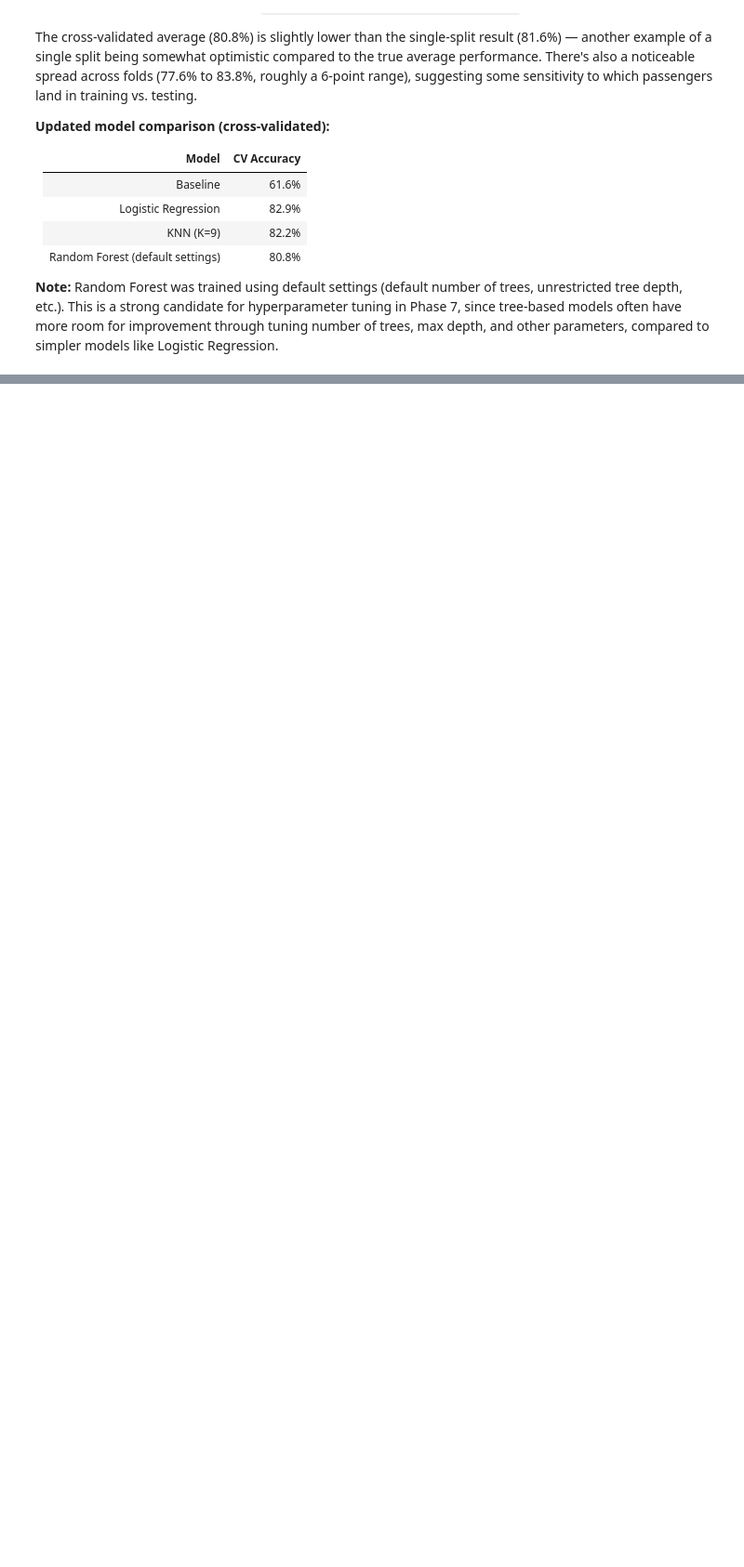
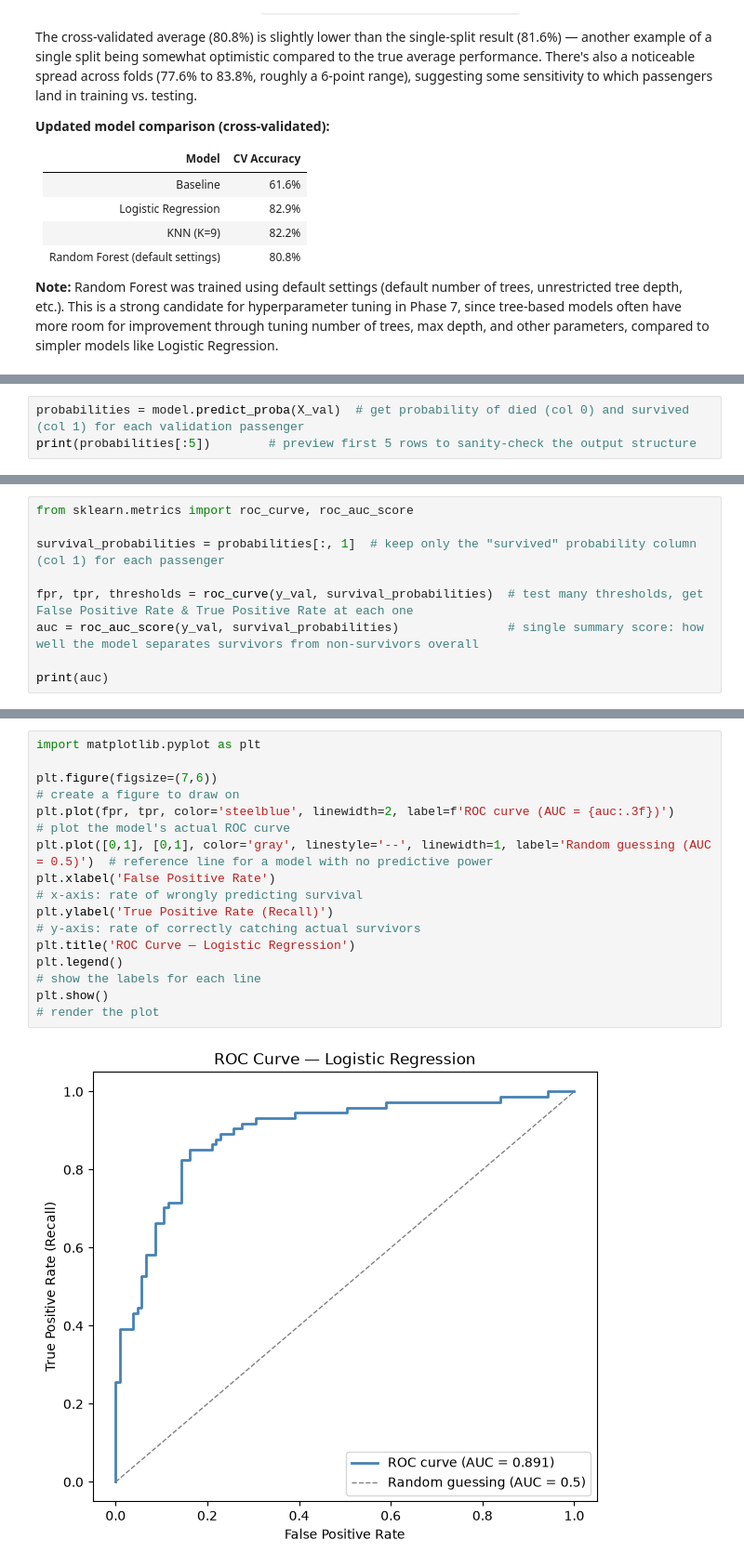
Before and after one commit to dimkon02/Titanic-ML-project, a Jupyter notebook: notebooks/02_modeling.ipynb, the cells around one changed output, grey strips where cells are left out. Shown at 93% size. Cells and saved outputs as stored; diff of their text form; blank space fills up the shorter version.

Commit message:
Completed Phase 6: confusion matrix, precision/recall/f1, ROC/AUC, feature importance

```diff
--- a/notebooks/02_modeling.ipynb
+++ b/notebooks/02_modeling.ipynb
@@ -259,0 +406,3 @@ The cross-validated average (80.8%) is slightly lower than the single-split resu
+# %%
+probabilities = model.predict_proba(X_val)  # get probability of died (col 0) and survived (col 1) for each validation passenger
+print(probabilities[:5])        # preview first 5 rows to sanity-check the output structure
@@ -259,0 +415,9 @@ The cross-validated average (80.8%) is slightly lower than the single-split resu
+# %%
+from sklearn.metrics import roc_curve, roc_auc_score
+
+survival_probabilities = probabilities[:, 1]  # keep only the "survived" probability column (col 1) for each passenger
+
+fpr, tpr, thresholds = roc_curve(y_val, survival_probabilities)  # test many thresholds, get False Positive Rate & True Positive Rate at each one
+auc = roc_auc_score(y_val, survival_probabilities)               # single summary score: how well the model separates survivors from non-survivors overall
+
+print(auc)
@@ -259,0 +426,13 @@ The cross-validated average (80.8%) is slightly lower than the single-split resu
+# %%
+import matplotlib.pyplot as plt
+
+plt.figure(figsize=(7,6))                                                                    # create a figure to draw on
+plt.plot(fpr, tpr, color='steelblue', linewidth=2, label=f'ROC curve (AUC = {auc:.3f})')       # plot the model's actual ROC curve
+plt.plot([0,1], [0,1], color='gray', linestyle='--', linewidth=1, label='Random guessing (AUC = 0.5)')  # reference line for a model with no predictive power
+plt.xlabel('False Positive Rate')                                                             # x-axis: rate of wrongly predicting survival
+plt.ylabel('True Positive Rate (Recall)')                                                      # y-axis: rate of correctly catching actual survivors
+plt.title('ROC Curve — Logistic Regression')
+plt.legend()                                                                                   # show the labels for each line
+plt.show()                                                                                     # render the plot
+# %% [output]
+[figure, added]
```
Also changed, not shown: parts of 23 cells of this notebook, 1 other file.
